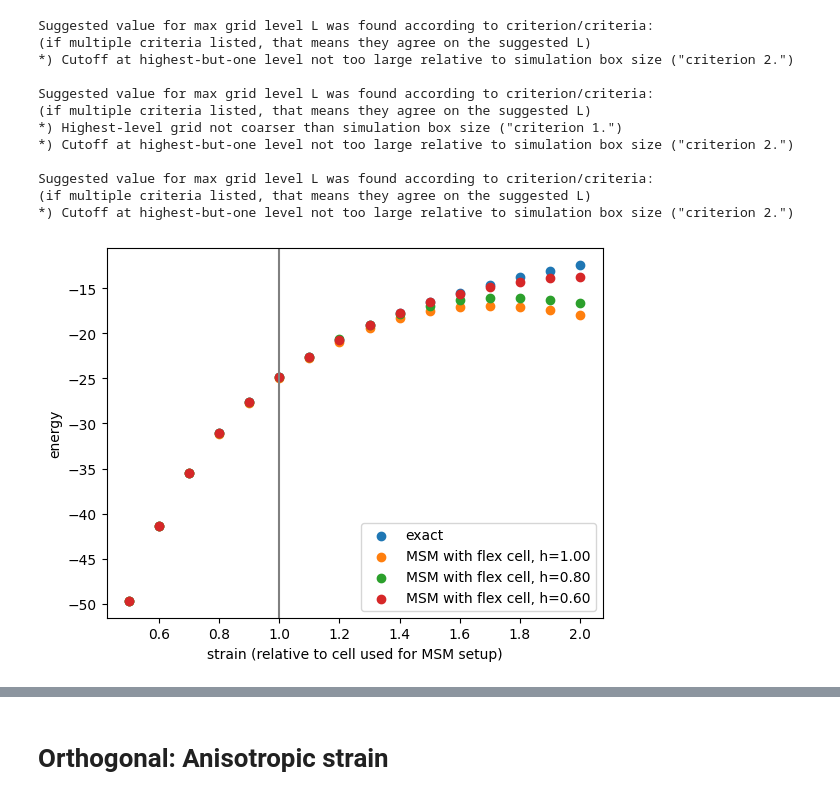
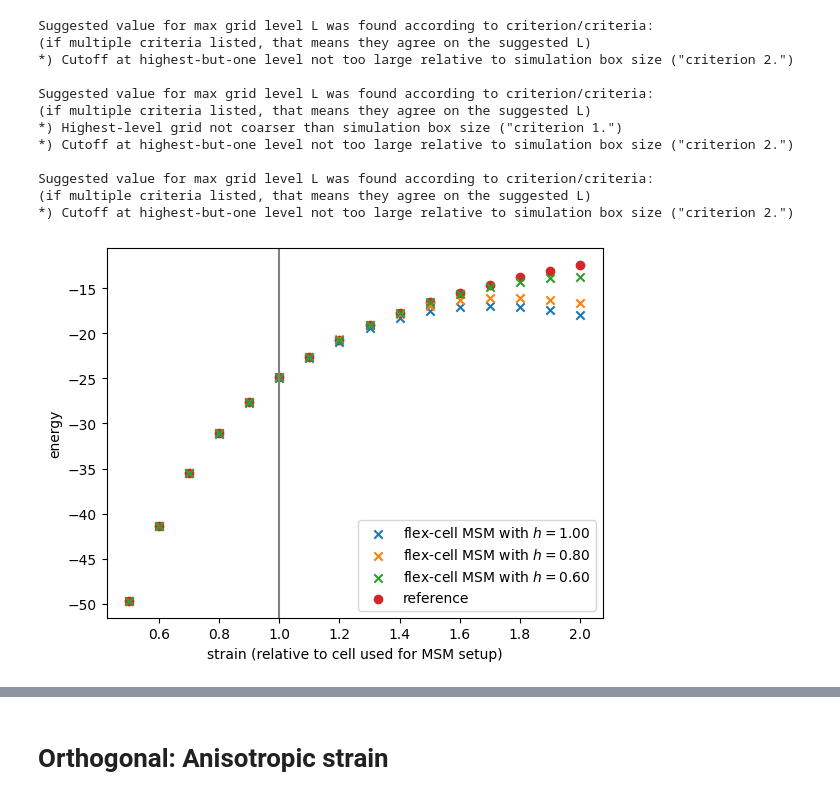
Before and after one commit to Madsen-s-research-group/msmjax, a Jupyter notebook: examples/flexible_cell.ipynb, the cells around one changed output, grey strips where cells are left out. Cells and saved outputs as stored; diff of their text form; code cells hidden in the pictures.

```diff
--- a/examples/flexible_cell.ipynb
+++ b/examples/flexible_cell.ipynb
@@ -72,6 +91,14 @@ PBC = (False, False, False)
 
 R_CUT = 3.5
 SPACINGS = [1.0, 0.8, 0.6]
+
+energies_ref = onp.full_like(all_deformations, onp.nan)
+forces_ref = onp.full((len(all_deformations), n_particles, 3), onp.nan)
+for i, deformation in enumerate(all_deformations):
+    pos_deformed = pos * deformation
+    cell_deformed = cell * deformation
+    energies_ref[i] = calc_energy_ref_nonperiodic(pos_deformed, chg)
+    forces_ref[i] = calc_forces_ref_nonperiodic(pos_deformed, chg)
 
 results_msm_flex = {}
 for spacing in SPACINGS:
@@ -87,36 +114,25 @@ for spacing in SPACINGS:
     )
 
     @jax.jit
-    def calc_forces_ref(positions, charges):
-        return -jax.grad(calc_energy_ref_nonperiodic)(positions, charges)
-
-    @jax.jit
     def calc_forces_msm(positions, charges, cell):
         return -jax.grad(calc_energy_msm)(positions, charges, cell)
 
-    energies_ref = onp.full_like(all_deformations, onp.nan)
-    forces_ref = onp.full((len(all_deformations), n_particles, 3), onp.nan)
-
     energies_msm_flex = onp.full_like(all_deformations, onp.nan)
-    forces_msm_flex = onp.full_like(forces_ref, onp.nan)
-
-    # TODO: ref results don't need to be computed inside this loop
-
+    rmses_msm_flex = onp.full_like(all_deformations, onp.nan)
     for i, deformation in enumerate(all_deformations):
         pos_deformed = pos * deformation
         cell_deformed = cell * deformation
-
-        energies_ref[i] = calc_energy_ref_nonperiodic(pos_deformed, chg)
-        forces_ref[i] = calc_forces_ref(pos_deformed, chg)
-
         energies_msm_flex[i] = calc_energy_msm(
             pos_deformed, chg, cell_deformed
         )
-        forces_msm_flex[i] = calc_forces_msm(pos_deformed, chg, cell_deformed)
+        f_msm = calc_forces_msm(pos_deformed, chg, cell_deformed)
+        rmses_msm_flex[i] = calc_relative_rmse_percent(
+            y_pred=f_msm, y_true=forces_ref[i]
+        )
 
     results_msm_flex[spacing] = {
-        "energies_msm_flex": energies_msm_flex,
-        "forces_msm_flex": forces_msm_flex,
+        "energies": energies_msm_flex,
+        "force_rmses": rmses_msm_flex,
     }
 # %% [output]
 Suggested value for max grid level L was found according to criterion/criteria:
@@ -134,18 +150,19 @@ Suggested value for max grid level L was found according to criterion/criteria:
 # %%
 fig, ax = plt.subplots()
 # fig.suptitle()    # TODO
 ax.set_xlabel("strain (relative to cell used for MSM setup)")
 ax.set_ylabel("energy")
-ax.scatter(all_deformations, energies_ref, label="exact")
 for h, res in results_msm_flex.items():
-    # TODO: different label if periodic
+    # TODO: different label if periodic?
     ax.scatter(
         all_deformations,
-        res["energies_msm_flex"],
-        label=f"MSM with flex cell, h={h:.2f}",
+        res["energies"],
+        label=f"flex-cell MSM with $h={h:.2f}$",
+        marker="x",
     )
+ax.scatter(all_deformations, energies_ref, label="reference", zorder=-10)
 ax.axvline(1.0, color="gray")
 ax.legend()
 plt.show()
 # %% [output]
-[figure, old version]
+[figure, new version]
```
Also changed, not shown: parts of 7 cells of this notebook.
